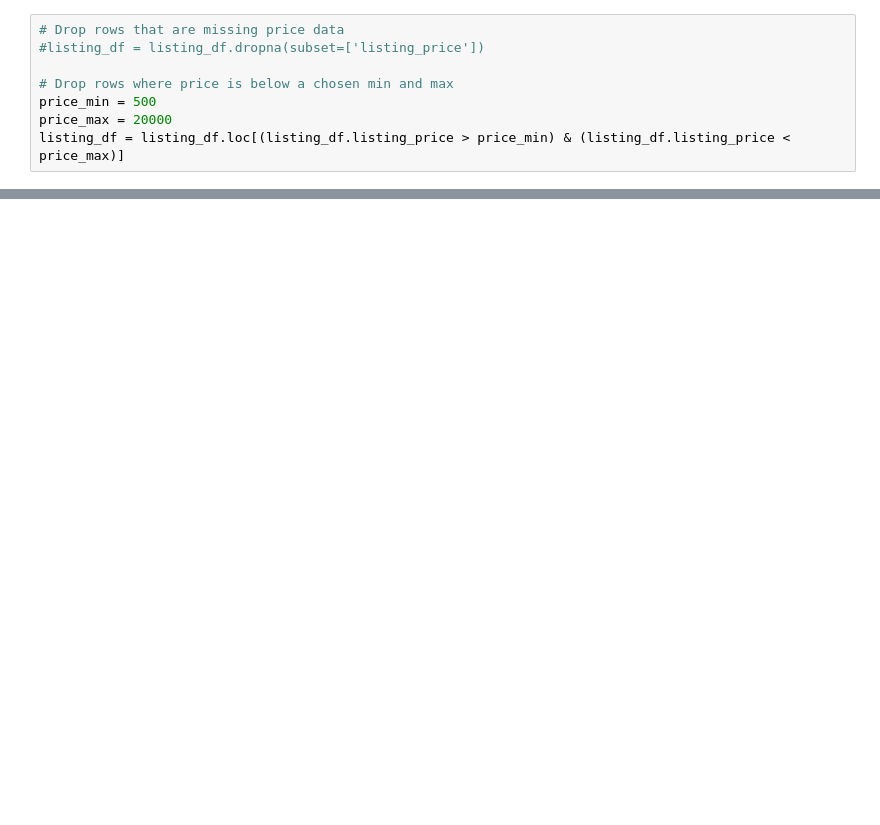
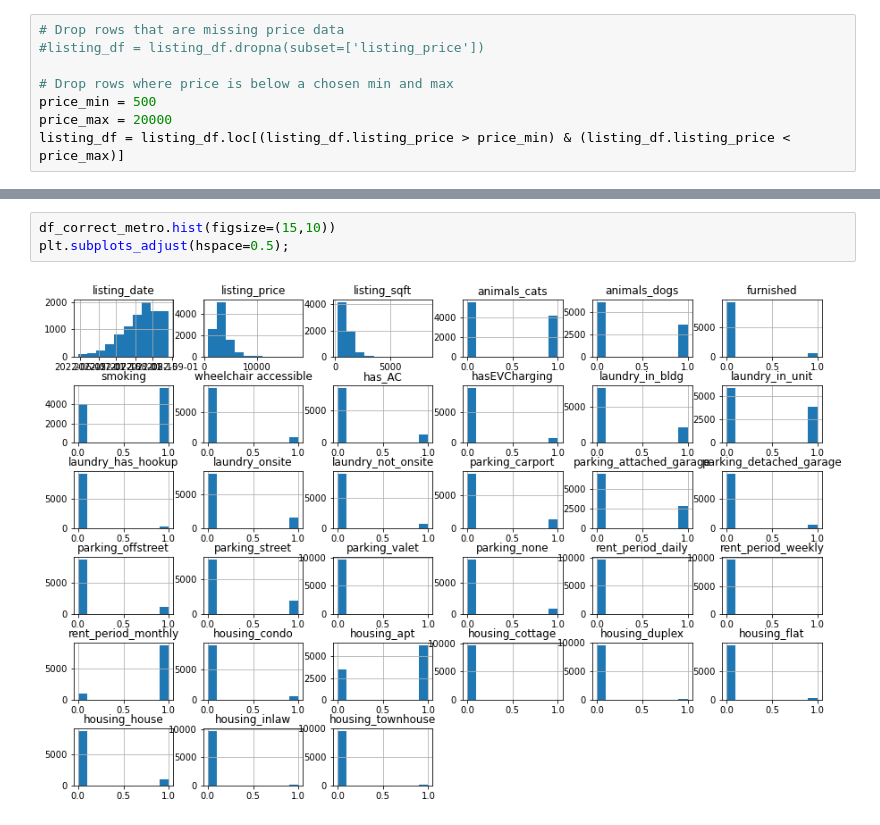
Before and after one commit to melissavhan/Craigslist-Rent-Prediction, a Jupyter notebook: notebooks/Craigslist_Data_Wrangling .ipynb, the cells around one changed output, grey strips where cells are left out. Drawn from its saved outputs; the diff is of its cells as text; blank space fills up the shorter version.

```diff
--- a/notebooks/Craigslist_Data_Wrangling .ipynb
+++ b/notebooks/Craigslist_Data_Wrangling .ipynb
@@ -457,0 +694,5 @@ Saved to csv file
+# %%
+df_correct_metro.hist(figsize=(15,10))
+plt.subplots_adjust(hspace=0.5);
+# %% [output]
+[figure, added]
```
Also changed, not shown: parts of 78 cells of this notebook, 2 other files.
